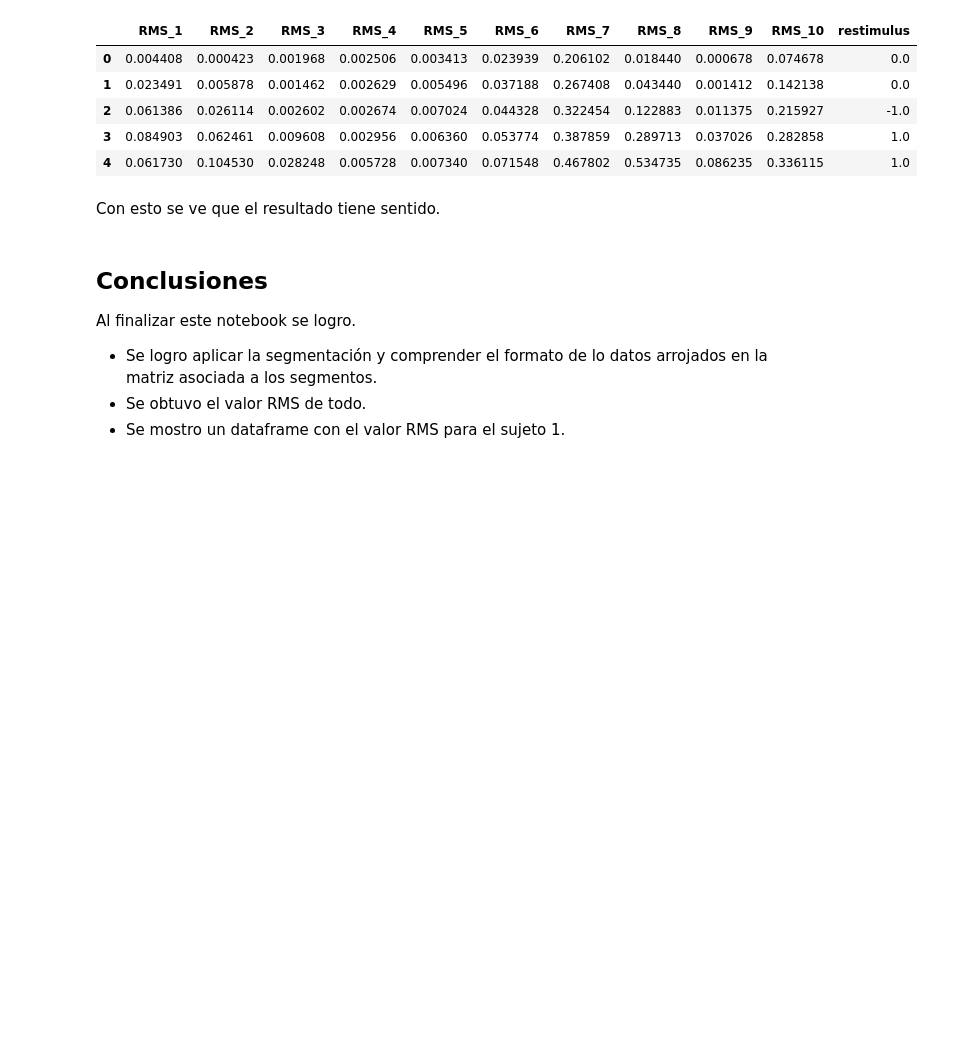
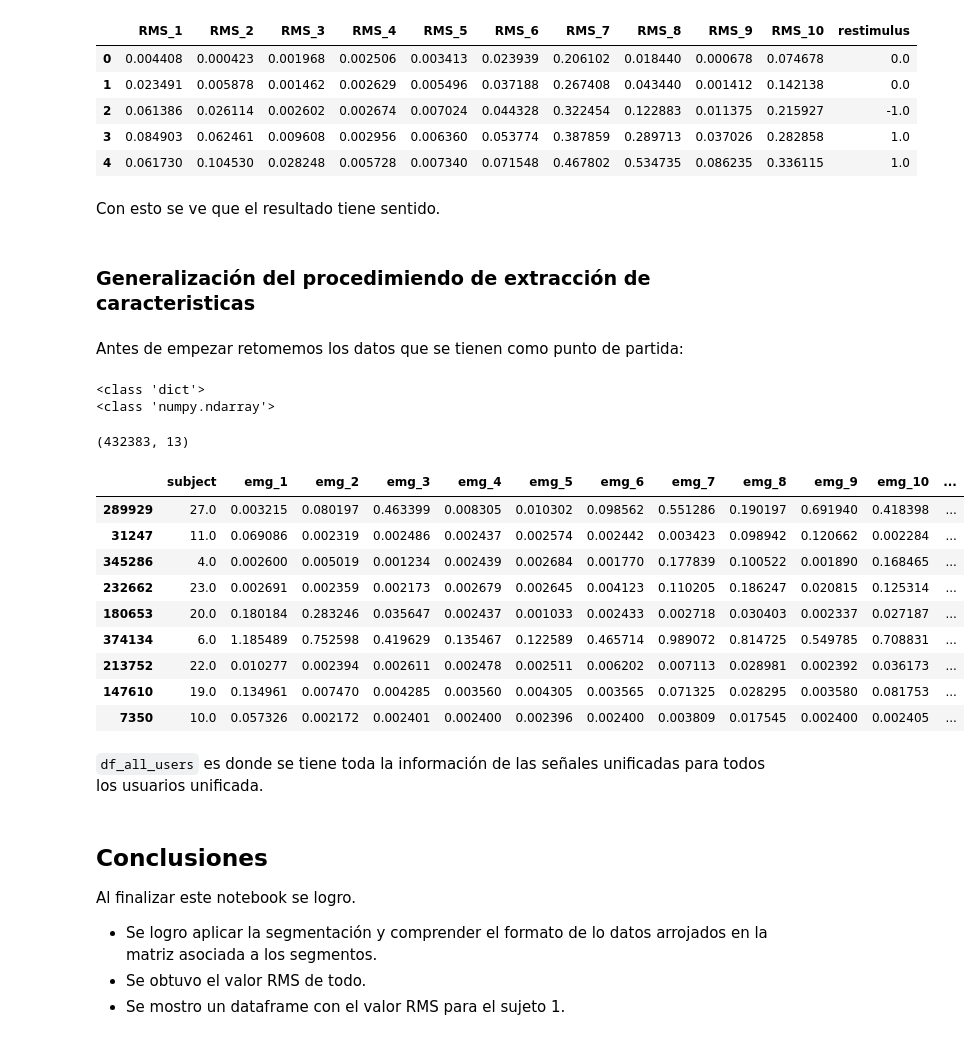
Before and after one commit to repos-especializacion-UdeA/monografia, a Jupyter notebook: notebooks/03_features_subset.ipynb, the cells around one changed output. Saved outputs shown, nothing was run; the diff lists cells and outputs as text; code cells hidden in the pictures; blank space fills up the shorter version.

Commit message:
Se actualiza el notebook de caracteristicas

```diff
--- a/notebooks/03_features_subset.ipynb
+++ b/notebooks/03_features_subset.ipynb
@@ -318,7 +318,7 @@ def concatenar_matrices_con_clave(diccionario_matrices):
 # %% [markdown]
 Invocación de la función
 # %%
-all_users_data = concatenar_matrices_con_clave(filtered_data)
+all_users_data = concatenar_matrices_con_clave(data)
 all_users_data.shape  # Mostrar la forma de los datos concatenados
 # %% [output]
 (432383, 13)
@@ -837,6 +837,35 @@ df_subject_1.head()
 | 4 | 0.061730 | 0.104530 | 0.028248 | 0.005728 | 0.007340 | 0.071548 | 0.467802 | 0.534735 | 0.086235 | 0.336115 | 1.0 |
 # %% [markdown]
 Con esto se ve que el resultado tiene sentido.
+# %% [markdown]
+### Generalización del procedimiendo de extracción de caracteristicas
+# %% [markdown]
+Antes de empezar retomemos los datos que se tienen como punto de partida:
+# %%
+print(type(data))
+print(type(all_users_data))
+# %% [output]
+<class 'dict'>
+<class 'numpy.ndarray'>
+# %%
+all_users_data.shape
+# %% [output]
+(432383, 13)
+# %%
+df_all_users.sample(9)  # Mostrar una muestra aleatoria de 5 filas del DataFrame
+# %% [output]
+|  | subject | emg_1 | emg_2 | emg_3 | emg_4 | emg_5 | emg_6 | emg_7 | emg_8 | emg_9 | emg_10 | ... |
+| 289929 | 27.0 | 0.003215 | 0.080197 | 0.463399 | 0.008305 | 0.010302 | 0.098562 | 0.551286 | 0.190197 | 0.691940 | 0.418398 | ... |
+| 31247 | 11.0 | 0.069086 | 0.002319 | 0.002486 | 0.002437 | 0.002574 | 0.002442 | 0.003423 | 0.098942 | 0.120662 | 0.002284 | ... |
+| 345286 | 4.0 | 0.002600 | 0.005019 | 0.001234 | 0.002439 | 0.002684 | 0.001770 | 0.177839 | 0.100522 | 0.001890 | 0.168465 | ... |
+| 232662 | 23.0 | 0.002691 | 0.002359 | 0.002173 | 0.002679 | 0.002645 | 0.004123 | 0.110205 | 0.186247 | 0.020815 | 0.125314 | ... |
+| 180653 | 20.0 | 0.180184 | 0.283246 | 0.035647 | 0.002437 | 0.001033 | 0.002433 | 0.002718 | 0.030403 | 0.002337 | 0.027187 | ... |
+| 374134 | 6.0 | 1.185489 | 0.752598 | 0.419629 | 0.135467 | 0.122589 | 0.465714 | 0.989072 | 0.814725 | 0.549785 | 0.708831 | ... |
+| 213752 | 22.0 | 0.010277 | 0.002394 | 0.002611 | 0.002478 | 0.002511 | 0.006202 | 0.007113 | 0.028981 | 0.002392 | 0.036173 | ... |
+| 147610 | 19.0 | 0.134961 | 0.007470 | 0.004285 | 0.003560 | 0.004305 | 0.003565 | 0.071325 | 0.028295 | 0.003580 | 0.081753 | ... |
+| 7350 | 10.0 | 0.057326 | 0.002172 | 0.002401 | 0.002400 | 0.002396 | 0.002400 | 0.003809 | 0.017545 | 0.002400 | 0.002405 | ... |
+# %% [markdown]
+`df_all_users` es donde se tiene toda la información de las señales unificadas para todos los usuarios unificada.
 # %% [markdown]
 ## Conclusiones
 
```
Also changed, not shown: parts of 2 cells of this notebook.
